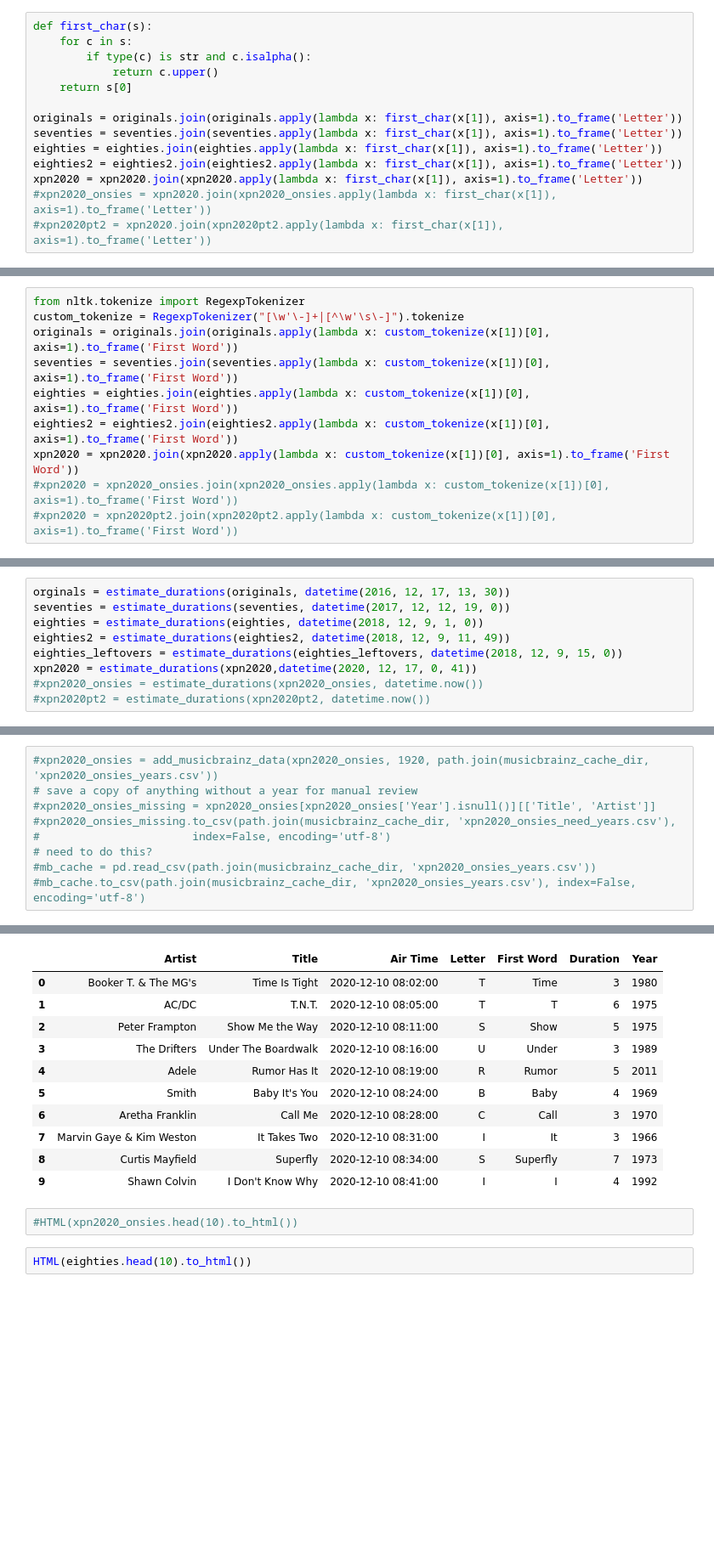
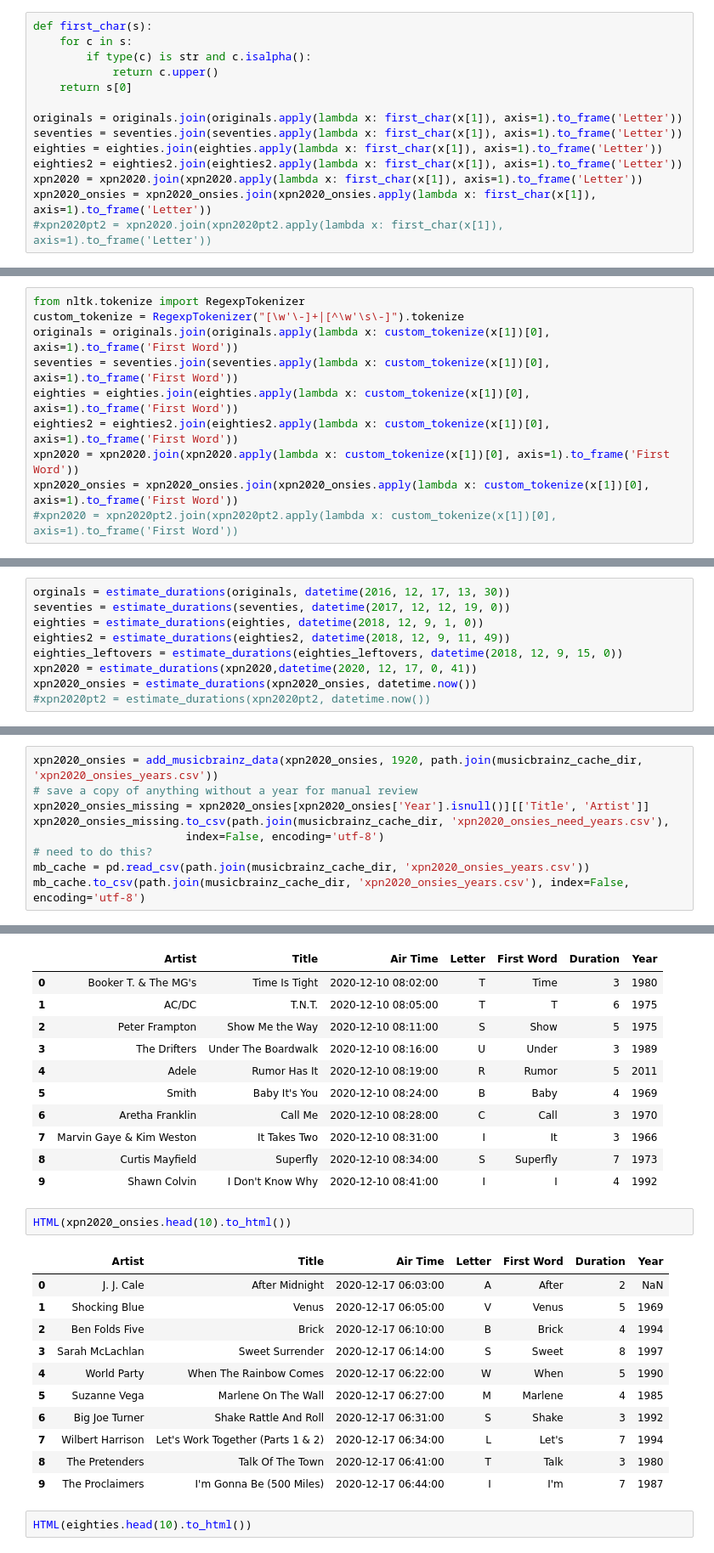
Before and after one commit to asudell/a2z, a Jupyter notebook: DataLoading.ipynb, the cells around one changed output, grey strips where cells are left out. Shown at 85% size. Saved outputs shown, nothing was run; the diff lists cells and outputs as text; blank space fills up the shorter version.

Commit message:
First pass at handling the one vote wonders

```diff
--- a/DataLoading.ipynb
+++ b/DataLoading.ipynb
@@ -563,7 +582,7 @@ seventies = seventies.join(seventies.apply(lambda x: first_char(x[1]), axis=1).t
 eighties = eighties.join(eighties.apply(lambda x: first_char(x[1]), axis=1).to_frame('Letter'))
 eighties2 = eighties2.join(eighties2.apply(lambda x: first_char(x[1]), axis=1).to_frame('Letter'))
 xpn2020 = xpn2020.join(xpn2020.apply(lambda x: first_char(x[1]), axis=1).to_frame('Letter'))
-#xpn2020_onsies = xpn2020.join(xpn2020_onsies.apply(lambda x: first_char(x[1]), axis=1).to_frame('Letter'))
+xpn2020_onsies = xpn2020_onsies.join(xpn2020_onsies.apply(lambda x: first_char(x[1]), axis=1).to_frame('Letter'))
 #xpn2020pt2 = xpn2020.join(xpn2020pt2.apply(lambda x: first_char(x[1]), axis=1).to_frame('Letter'))
 # %% [markdown]
 For the non-alphabetic leftovers, we'll do first character instead,
@@ -580,7 +599,7 @@ seventies = seventies.join(seventies.apply(lambda x: custom_tokenize(x[1])[0], a
 eighties = eighties.join(eighties.apply(lambda x: custom_tokenize(x[1])[0], axis=1).to_frame('First Word'))
 eighties2 = eighties2.join(eighties2.apply(lambda x: custom_tokenize(x[1])[0], axis=1).to_frame('First Word'))
 xpn2020 = xpn2020.join(xpn2020.apply(lambda x: custom_tokenize(x[1])[0], axis=1).to_frame('First Word'))
-#xpn2020 = xpn2020_onsies.join(xpn2020_onsies.apply(lambda x: custom_tokenize(x[1])[0], axis=1).to_frame('First Word'))
+xpn2020_onsies = xpn2020_onsies.join(xpn2020_onsies.apply(lambda x: custom_tokenize(x[1])[0], axis=1).to_frame('First Word'))
 #xpn2020 = xpn2020pt2.join(xpn2020pt2.apply(lambda x: custom_tokenize(x[1])[0], axis=1).to_frame('First Word'))
 # %% [markdown]
 ### Estimating Durations
@@ -629,7 +648,7 @@ eighties = estimate_durations(eighties, datetime(2018, 12, 9, 1, 0))
 eighties2 = estimate_durations(eighties2, datetime(2018, 12, 9, 11, 49))
 eighties_leftovers = estimate_durations(eighties_leftovers, datetime(2018, 12, 9, 15, 0))
 xpn2020 = estimate_durations(xpn2020,datetime(2020, 12, 17, 0, 41))
-#xpn2020_onsies = estimate_durations(xpn2020_onsies, datetime.now())
+xpn2020_onsies = estimate_durations(xpn2020_onsies, datetime.now())
 #xpn2020pt2 = estimate_durations(xpn2020pt2, datetime.now())
 # %% [markdown]
 And now we can concatenate the 80s back into one data frame.
@@ -765,14 +784,14 @@ xpn2020_missing.to_csv(path.join(musicbrainz_cache_dir, 'xpn2020_need_years.csv'
 mb_cache = pd.read_csv(path.join(musicbrainz_cache_dir, 'xpn2020_years.csv'))
 mb_cache.to_csv(path.join(musicbrainz_cache_dir, 'xpn2020_years.csv'), index=False, encoding='utf-8')
 # %%
-#xpn2020_onsies = add_musicbrainz_data(xpn2020_onsies, 1920, path.join(musicbrainz_cache_dir, 'xpn2020_onsies_years.csv'))
+xpn2020_onsies = add_musicbrainz_data(xpn2020_onsies, 1920, path.join(musicbrainz_cache_dir, 'xpn2020_onsies_years.csv'))
 # save a copy of anything without a year for manual review
-#xpn2020_onsies_missing = xpn2020_onsies[xpn2020_onsies['Year'].isnull()][['Title', 'Artist']]
-#xpn2020_onsies_missing.to_csv(path.join(musicbrainz_cache_dir, 'xpn2020_onsies_need_years.csv'),
-#                       index=False, encoding='utf-8')
+xpn2020_onsies_missing = xpn2020_onsies[xpn2020_onsies['Year'].isnull()][['Title', 'Artist']]
+xpn2020_onsies_missing.to_csv(path.join(musicbrainz_cache_dir, 'xpn2020_onsies_need_years.csv'),
+                       index=False, encoding='utf-8')
 # need to do this?
-#mb_cache = pd.read_csv(path.join(musicbrainz_cache_dir, 'xpn2020_onsies_years.csv'))
-#mb_cache.to_csv(path.join(musicbrainz_cache_dir, 'xpn2020_onsies_years.csv'), index=False, encoding='utf-8')
+mb_cache = pd.read_csv(path.join(musicbrainz_cache_dir, 'xpn2020_onsies_years.csv'))
+mb_cache.to_csv(path.join(musicbrainz_cache_dir, 'xpn2020_onsies_years.csv'), index=False, encoding='utf-8')
 # %%
 eighties = add_musicbrainz_data(eighties, 1980, path.join(musicbrainz_cache_dir, '80s_years.csv'))
 # Some recordings get released a lot, toss anything outside the 80s
@@ -832,7 +851,19 @@ HTML(xpn2020.head(10).to_html())
 | 8 | Curtis Mayfield | Superfly | 2020-12-10 08:34:00 | S | Superfly | 7 | 1973 |
 | 9 | Shawn Colvin | I Don't Know Why | 2020-12-10 08:41:00 | I | I | 4 | 1992 |
 # %%
-#HTML(xpn2020_onsies.head(10).to_html())
+HTML(xpn2020_onsies.head(10).to_html())
+# %% [output]
+|  | Artist | Title | Air Time | Letter | First Word | Duration | Year |
+| 0 | J. J. Cale | After Midnight | 2020-12-17 06:03:00 | A | After | 2 | NaN |
+| 1 | Shocking Blue | Venus | 2020-12-17 06:05:00 | V | Venus | 5 | 1969 |
+| 2 | Ben Folds Five | Brick | 2020-12-17 06:10:00 | B | Brick | 4 | 1994 |
+| 3 | Sarah McLachlan | Sweet Surrender | 2020-12-17 06:14:00 | S | Sweet | 8 | 1997 |
+| 4 | World Party | When The Rainbow Comes | 2020-12-17 06:22:00 | W | When | 5 | 1990 |
+| 5 | Suzanne Vega | Marlene On The Wall | 2020-12-17 06:27:00 | M | Marlene | 4 | 1985 |
+| 6 | Big Joe Turner | Shake Rattle And Roll | 2020-12-17 06:31:00 | S | Shake | 3 | 1992 |
+| 7 | Wilbert Harrison | Let's Work Together (Parts 1 & 2) | 2020-12-17 06:34:00 | L | Let's | 7 | 1994 |
+| 8 | The Pretenders | Talk Of The Town | 2020-12-17 06:41:00 | T | Talk | 3 | 1980 |
+| 9 | The Proclaimers | I'm Gonna Be (500 Miles) | 2020-12-17 06:44:00 | I | I'm | 7 | 1987 |
 # %%
 HTML(eighties.head(10).to_html())
 # %% [output]
```
Also changed, not shown: parts of 8 cells of this notebook, 8 other files.
